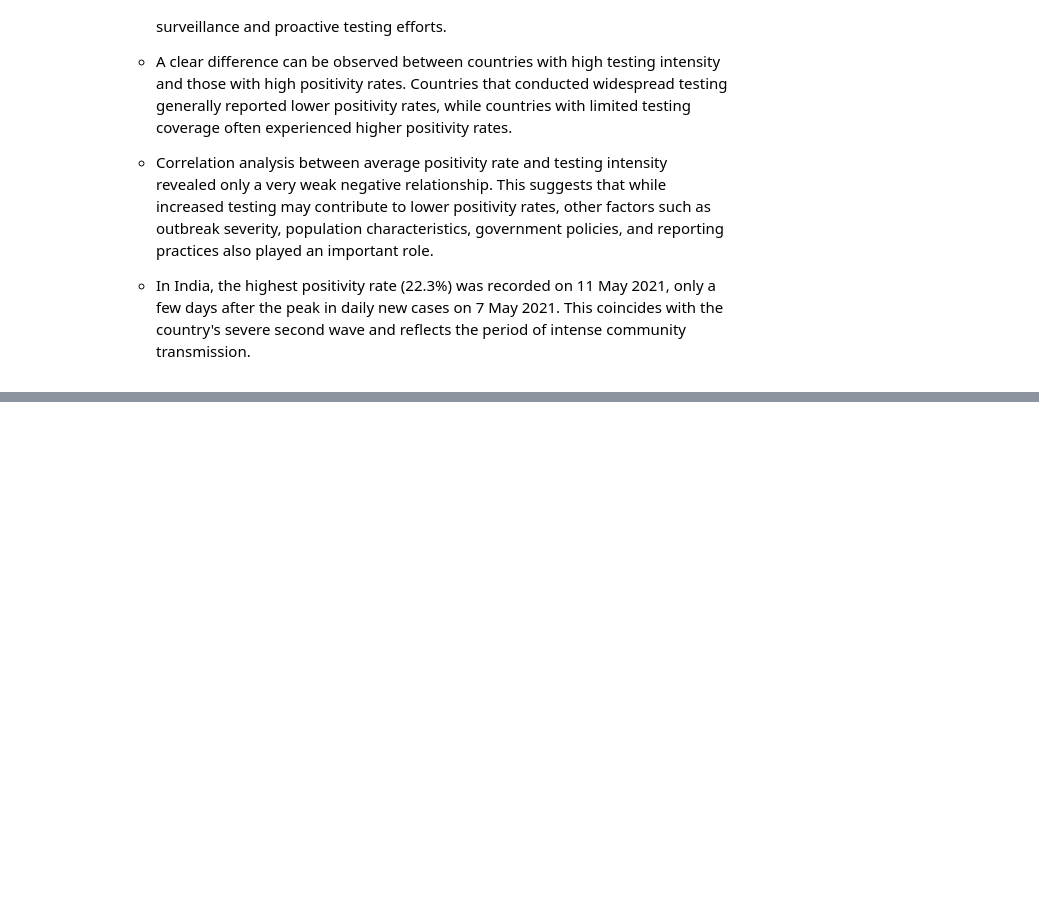
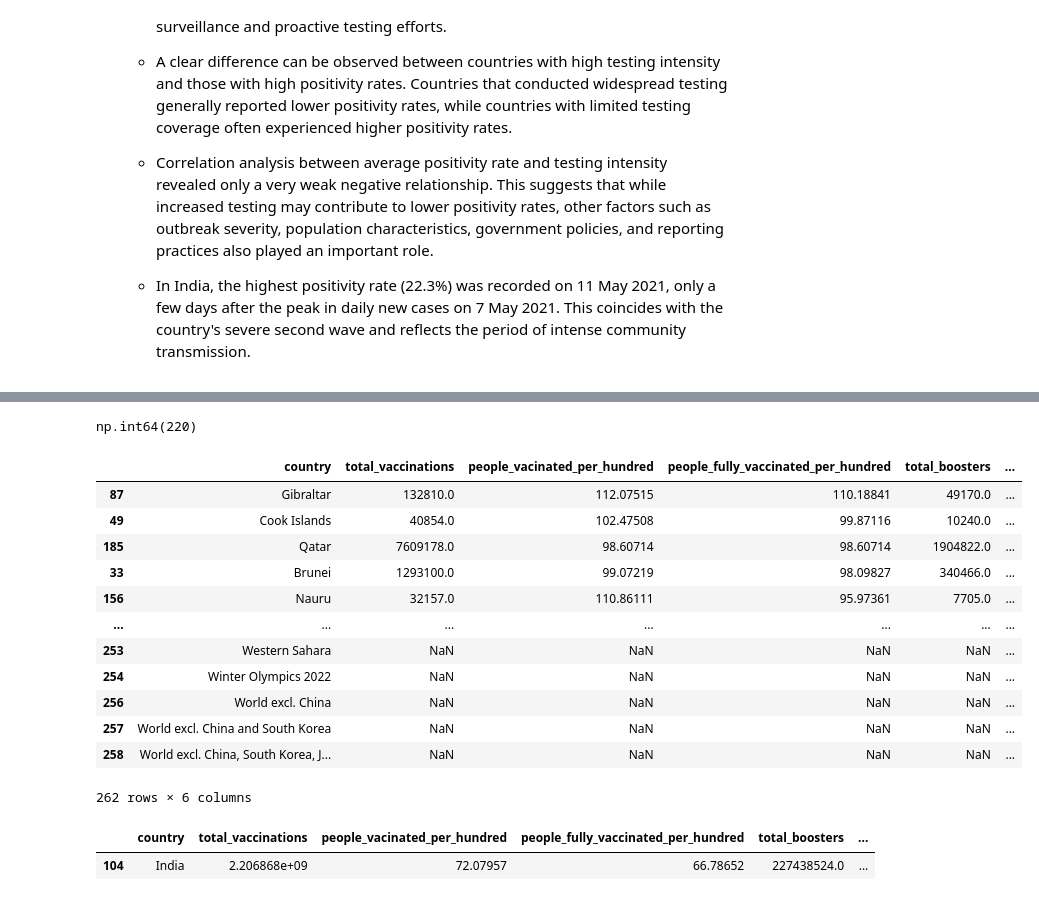
Before and after one commit to Polly49/COVID-19-Global-Data-Analysis, a Jupyter notebook: notebooks/covid_eda.ipynb, the cells around one changed output, grey strips where cells are left out. Drawn from its saved outputs; the diff is of its cells as text; code cells hidden in the pictures; blank space fills up the shorter version.

```diff
--- a/notebooks/covid_eda.ipynb
+++ b/notebooks/covid_eda.ipynb
@@ -537,0 +566,29 @@ df_test[["avg_positive_rate",
+# %%
+df.groupby("country")["total_boosters"].max().notnull().sum()
+# %% [output]
+np.int64(220)
+# %%
+df_vaccination=df.groupby("country").agg(
+    total_vaccinations=("total_vaccinations","max"),
+    people_vacinated_per_hundred=("people_vaccinated_per_hundred","max"),
+    people_fully_vaccinated_per_hundred=("people_fully_vaccinated_per_hundred","max"),
+    total_boosters=("total_boosters","max"),
+    total_boosters_per_hundred=("total_boosters_per_hundred","max")
+
+).reset_index()
+
+df_vaccination.sort_values(by="people_fully_vaccinated_per_hundred",ascending=False)
+# %% [output]
+|  | country | total_vaccinations | people_vacinated_per_hundred | people_fully_vaccinated_per_hundred | total_boosters | ... |
+| 87 | Gibraltar | 132810.0 | 112.07515 | 110.18841 | 49170.0 | ... |
+| 49 | Cook Islands | 40854.0 | 102.47508 | 99.87116 | 10240.0 | ... |
+| 185 | Qatar | 7609178.0 | 98.60714 | 98.60714 | 1904822.0 | ... |
+| 33 | Brunei | 1293100.0 | 99.07219 | 98.09827 | 340466.0 | ... |
+| 156 | Nauru | 32157.0 | 110.86111 | 95.97361 | 7705.0 | ... |
+| ... | ... | ... | ... | ... | ... | ... |
+| 253 | Western Sahara | NaN | NaN | NaN | NaN | ... |
+| 254 | Winter Olympics 2022 | NaN | NaN | NaN | NaN | ... |
+| 256 | World excl. China | NaN | NaN | NaN | NaN | ... |
+| 257 | World excl. China and South Korea | NaN | NaN | NaN | NaN | ... |
+| 258 | World excl. China, South Korea, J... | NaN | NaN | NaN | NaN | ... |
+262 rows × 6 columns
@@ -537,0 +600,5 @@ df_test[["avg_positive_rate",
+# %%
+df_vaccination[df_vaccination["country"]=="India"]
+# %% [output]
+|  | country | total_vaccinations | people_vacinated_per_hundred | people_fully_vaccinated_per_hundred | total_boosters | ... |
+| 104 | India | 2.206868e+09 | 72.07957 | 66.78652 | 227438524.0 | ... |
```
Also changed, not shown: parts of 18 cells of this notebook.
